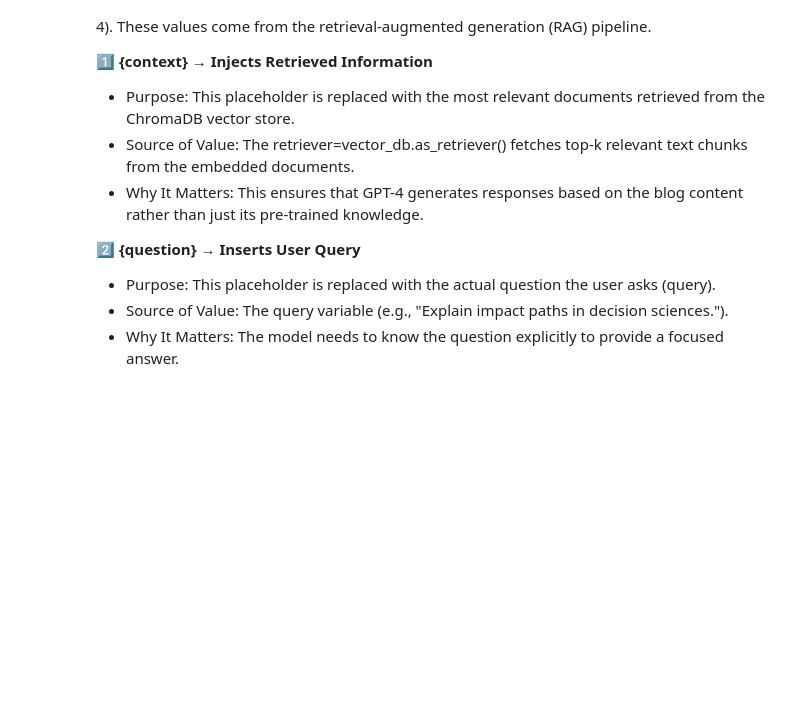
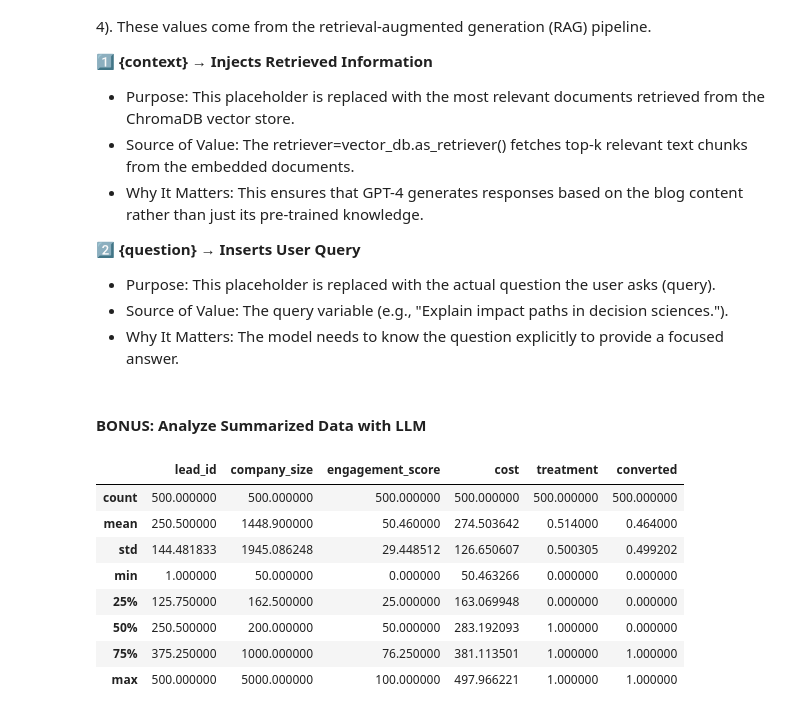
Before and after one commit to RobbMacD/DecisionSciences, a Jupyter notebook: Workbook - Leveraging LangChain, OpenAI, and RAG.ipynb, the cells around one changed output. Cells and saved outputs as stored; diff of their text form; code cells hidden in the pictures; blank space fills up the shorter version.

```diff
--- a/Workbook - Leveraging LangChain, OpenAI, and RAG.ipynb
+++ b/Workbook - Leveraging LangChain, OpenAI, and RAG.ipynb
@@ -373,3 +385,22 @@ In the prompt template below, `{context}` and `{question}` are placeholders that
 - Purpose: This placeholder is replaced with the actual question the user asks (query).
 - Source of Value: The query variable (e.g., "Explain impact paths in decision sciences.").
 - Why It Matters: The model needs to know the question explicitly to provide a focused answer.
+# %% [markdown]
+#### BONUS: Analyze Summarized Data with LLM
+# %%
+# Load Excel file
+df = pd.read_csv("synthetic_leads_dataset.csv")
+
+# Summarize key stats
+summary = df.describe()
+summary
+# %% [output]
+|  | lead_id | company_size | engagement_score | cost | treatment | converted |
+| count | 500.000000 | 500.000000 | 500.000000 | 500.000000 | 500.000000 | 500.000000 |
+| mean | 250.500000 | 1448.900000 | 50.460000 | 274.503642 | 0.514000 | 0.464000 |
+| std | 144.481833 | 1945.086248 | 29.448512 | 126.650607 | 0.500305 | 0.499202 |
+| min | 1.000000 | 50.000000 | 0.000000 | 50.463266 | 0.000000 | 0.000000 |
+| 25% | 125.750000 | 162.500000 | 25.000000 | 163.069948 | 0.000000 | 0.000000 |
+| 50% | 250.500000 | 200.000000 | 50.000000 | 283.192093 | 1.000000 | 0.000000 |
+| 75% | 375.250000 | 1000.000000 | 76.250000 | 381.113501 | 1.000000 | 1.000000 |
+| max | 500.000000 | 5000.000000 | 100.000000 | 497.966221 | 1.000000 | 1.000000 |
```
Also changed, not shown: parts of 4 cells of this notebook.
